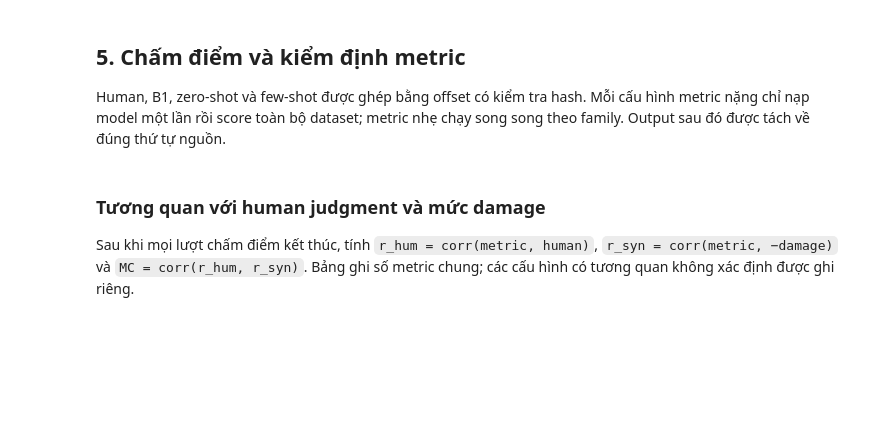
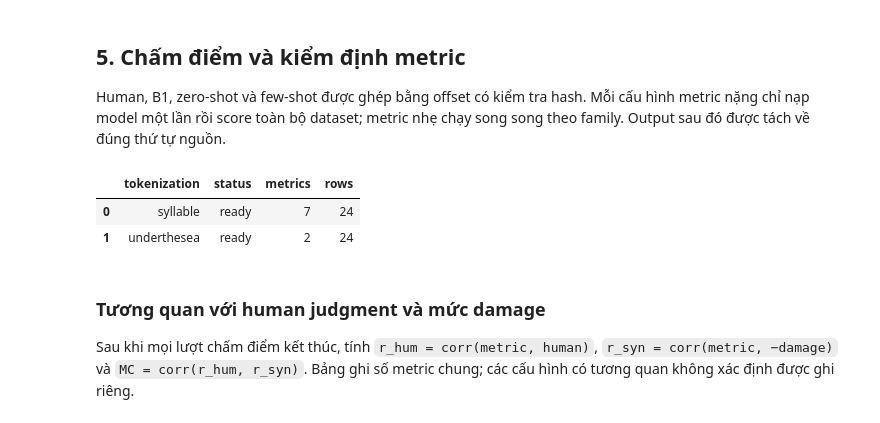
Before and after one commit to thanhnghi-do-2k3/llm-as-judge, a Jupyter notebook: main-experiment.ipynb, the cells around one changed output. Drawn from its saved outputs; the diff is of its cells as text; code cells hidden in the pictures; blank space fills up the shorter version.

Commit message:
Add cached baseline comparison and Kaggle bootstrap

```diff
--- a/main-experiment.ipynb
+++ b/main-experiment.ipynb
@@ -200,7 +242,7 @@ for required_input in required_inputs:
     if not Path(required_input).is_file():
         raise FileNotFoundError(f"Thiếu resource trong Git: {required_input}")
 
-if sys.version_info >= (3, 13) and RUN_HEAVY_METRICS:
+if sys.version_info >= (3, 13) and EFFECTIVE_RUN_HEAVY_METRICS:
     raise RuntimeError("Metric nặng cần Python 3.12 trở xuống.")
 
 os.environ["HF_HOME"] = str(ROOT / "cache" / "huggingface")
@@ -320,7 +362,7 @@ if INSTALL_DEPENDENCIES:
         "Kiểm tra ABI NumPy/Pandas/SciPy",
     )
 
-    if RUN_HEAVY_METRICS:
+    if EFFECTIVE_RUN_HEAVY_METRICS:
         family_requirements = {
             "BERTScore": "requirements-metric-bertscore.txt",
             "COMET": "requirements-metric-comet.txt",
@@ -387,6 +429,7 @@ if INSTALL_DEPENDENCIES:
 sys.path.insert(0, str(CODE_DIR / "src"))
 
 import pandas as pd
+
 from IPython.display import display
 from vn_meta_judge.notebook_workflow import NotebookExperiment, parallel_jobs
 
@@ -406,7 +449,7 @@ experiment = NotebookExperiment(
     cpu_workers=CPU_WORKERS,
     worker_python=METRIC_PYTHON,
     heavy_worker_pythonpaths=HEAVY_WORKER_PATHS,
-    heavy=RUN_HEAVY_METRICS,
+    heavy=EFFECTIVE_RUN_HEAVY_METRICS,
     underthesea=RUN_UNDERTHESEA,
     max_tokens=MAX_OUTPUT_TOKENS,
 )
@@ -424,3 +467,5 @@ print(
     f"translations={'regenerate' if REGENERATE_TRANSLATIONS else 'repo'},",
     f"damage={'regenerate' if REGENERATE_DAMAGE else 'repo'}",
 )
+print("Chế độ metric:", "rerun" if RERUN_METRICS else "source-cache", "| cache=", SOURCE_METRIC_CACHE_DIR)
+print("Baseline cache:", BASELINE_CSV_FILE if USE_BASELINE_CACHE else "disabled")
@@ -625,28 +765,35 @@ cấu hình metric nặng chỉ nạp model một lần rồi score toàn bộ d
 nhẹ chạy song song theo family. Output sau đó được tách về đúng thứ tự nguồn.
 # %%
 # Smoke test dùng một câu mỗi nhánh và một config đại diện cho từng họ metric.
-if RUN_METRIC_SMOKE_TEST:
+if globals().get("METRICS_FROM_SOURCE_CACHE", False):
+    smoke_result = {"status": "cached", "summaries": {}}
+    print("Bỏ smoke test: đang dùng metric cache từ source.")
+elif RUN_METRIC_SMOKE_TEST:
     smoke_result = experiment.metric_smoke_test(gpu_batch_size=4)
     display(
         pd.DataFrame(
             [
                 {
                     "tokenization": name,
                     "status": item.get("status"),
                     "metrics": item.get("completed_metrics"),
                     "rows": item.get("combined_rows"),
                 }
                 for name, item in smoke_result["summaries"].items()
             ]
         )
     )
     if smoke_result["status"] != "ready":
         failed_logs = [
             item.get("log")
             for item in smoke_result["tasks"].values()
             if item.get("status") != "ready"
         ]
         raise RuntimeError(f"Smoke test metric thất bại. Log: {failed_logs}")
 else:
     print("Bỏ smoke test theo cấu hình.")
+# %% [output]
+|  | tokenization | status | metrics | rows |
+| 0 | syllable | ready | 7 | 24 |
+| 1 | underthesea | ready | 2 | 24 |
 # %%
```
Also changed, not shown: parts of 17 cells of this notebook, 12 other files.
